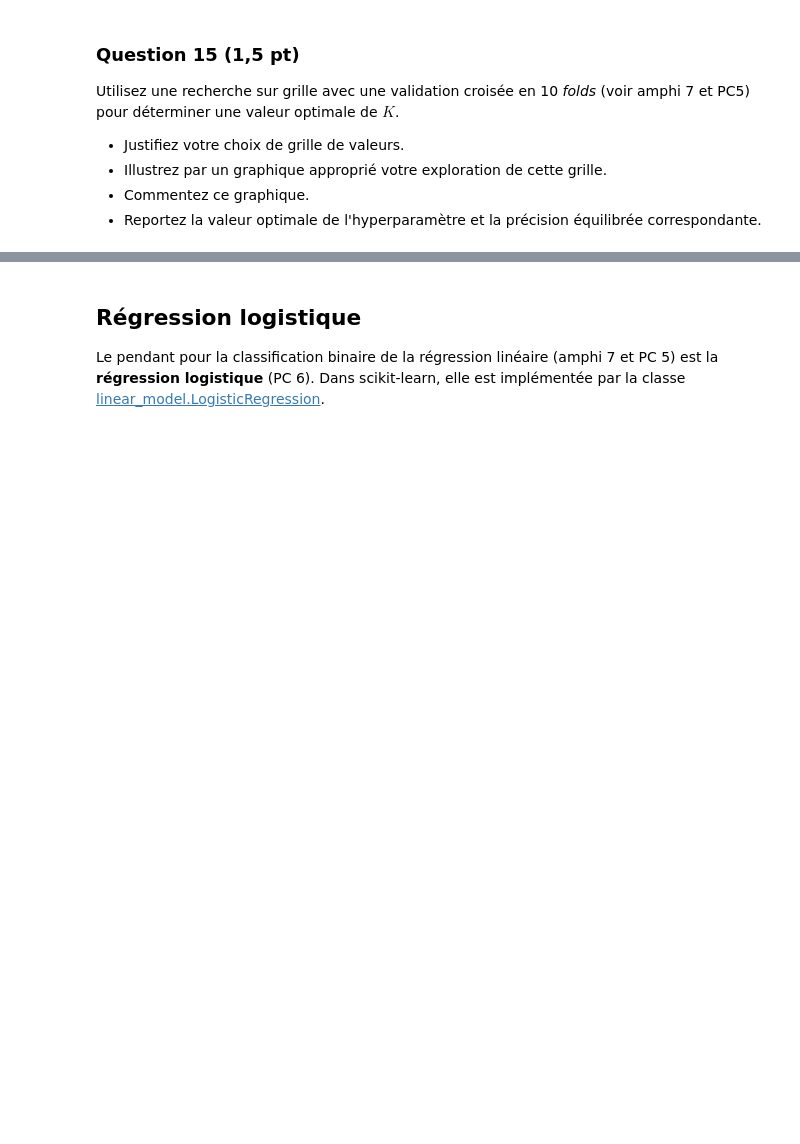
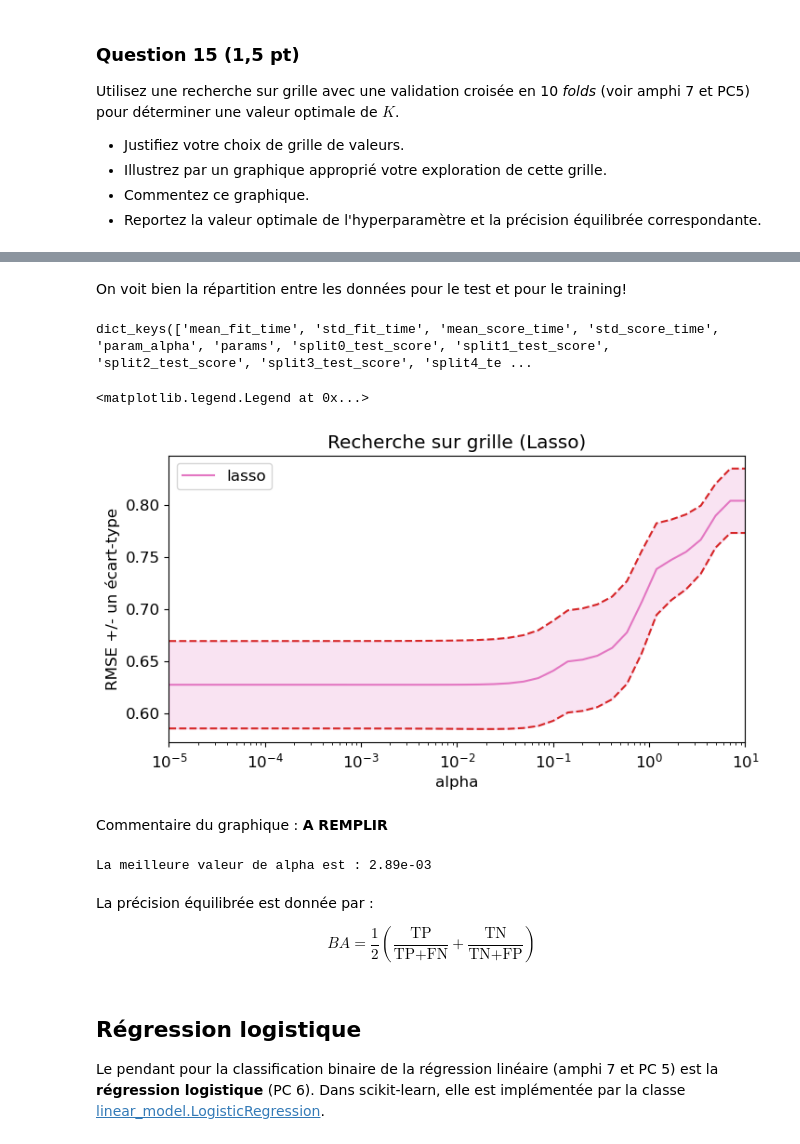
Before and after one commit to laureprinet/Data, a Jupyter notebook: Projet.ipynb, the cells around one changed output, grey strips where cells are left out. Cells and saved outputs as stored; diff of their text form; code cells hidden in the pictures; blank space fills up the shorter version.

```diff
--- a/Projet.ipynb
+++ b/Projet.ipynb
@@ -217,0 +247,65 @@ Utilisez une recherche sur grille avec une validation croisée en 10 _folds_ (vo
+# %% [markdown]
+On voit bien la répartition entre les données pour le test et pour le training!
+# %%
+# Définir la grille de valeurs de l'hyperparamètre alpha
+alphas = np.logspace(-5, 1, 40)
+
+# Définir le modèle à évaluer
+lasso = linear_model.Lasso(random_state=13,
+                           max_iter=10000 # pour assurer la convergence (warning sinon)
+                          )
+
+# Instantier la recherche sur grille
+grid = model_selection.GridSearchCV(lasso, {'alpha': alphas},
+                                    cv=kf, # on utilise les folds déjà définis
+                                    scoring='neg_root_mean_squared_error'
+                                   )
+
+# Utiliser la recherche sur grille
+grid.fit(X_train, y_train)
+
+grid.cv_results_.keys()
+# %% [output]
+dict_keys(['mean_fit_time', 'std_fit_time', 'mean_score_time', 'std_score_time', 'param_alpha', 'params', 'split0_test_score', 'split1_test_score', 'split2_test_score', 'split3_test_score', 'split4_te ...
+# %%
+# Illustration par un graphique de l'exploration de la grille
+plt.figure(figsize=(8, 4))
+
+rmses = -grid.cv_results_['mean_test_score']
+std_error = grid.cv_results_['std_test_score']
+
+# afficher les RMSE avec une échelle logarithmique pour les abscisses :
+plt.semilogx(grid.cv_results_['param_alpha'], rmses,
+             label="lasso", color='tab:pink')
+plt.semilogx(grid.cv_results_['param_alpha'], rmses + std_error,
+             color='tab:red', linestyle='dashed')
+plt.semilogx(grid.cv_results_['param_alpha'], rmses - std_error,
+             color='tab:red', linestyle='dashed')
+
+# colorer l'espace entre les courbes représentant les écarts-types
+plt.fill_between(alphas, (rmses + std_error), (rmses - std_error),
+                 color='tab:pink',
+                 alpha=0.2, # contrôle la transparence
+                )
+
+# Mise en forme
+plt.xlabel("alpha")
+plt.ylabel("RMSE +/- un écart-type")
+plt.xlim([alphas[0], alphas[-1]])
+plt.title("Recherche sur grille (Lasso)")
+plt.legend(loc='best')
+# %% [output]
+<matplotlib.legend.Legend at 0x...>
+[figure, added]
+# %% [markdown]
+Commentaire du graphique :
+**A REMPLIR**
+# %%
+# Valeur optimale de l'hyperparamètre
+print(f"La meilleure valeur de alpha est : {grid.best_params_['alpha']:.2e}")
+# %% [output]
+La meilleure valeur de alpha est : 2.89e-03
+# %% [markdown]
+La précision équilibrée est donnée par :
+
+$$BA = \frac12 \left( \frac{\text{TP}}{\text{TP}+\text{FN}} +  \frac{\text{TN}}{\text{TN}+\text{FP}} \right)$$
```
Also changed, not shown: parts of 4 cells of this notebook.
